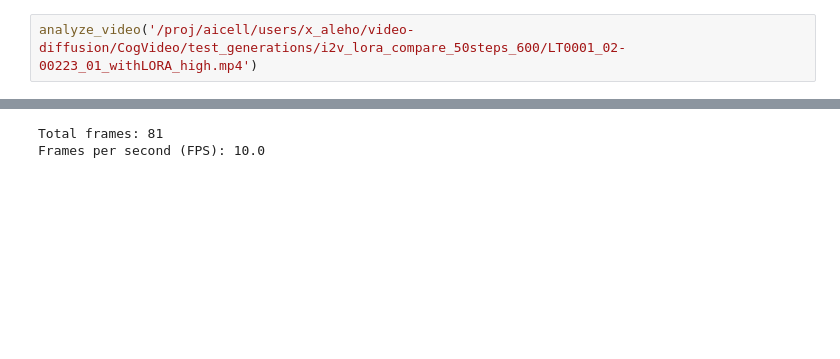
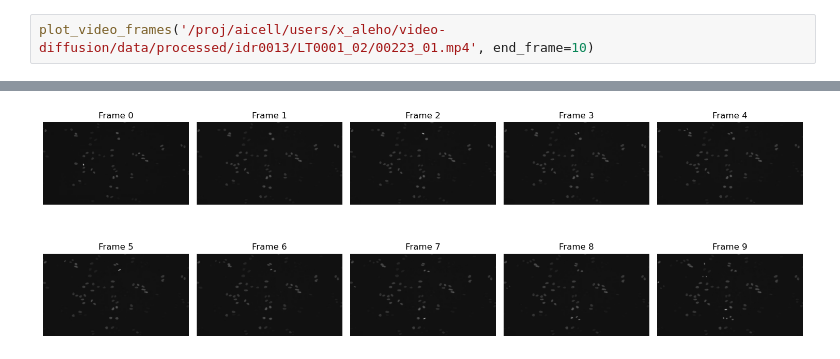
Before and after one commit to aicell-lab/cell-video-diffusion, a Jupyter notebook: evals/frames.ipynb, the cells around one changed output, grey strips where cells are left out. Saved outputs shown, nothing was run; the diff lists cells and outputs as text; blank space fills up the shorter version.

```diff
--- a/evals/frames.ipynb
+++ b/evals/frames.ipynb
@@ -29,3 +81,3 @@ Frames per second (FPS): 10.0
 # %%
-analyze_video('/proj/aicell/users/x_aleho/video-diffusion/CogVideo/test_generations/i2v_lora_compare_50steps_600/LT0001_02-00223_01_withLORA_high.mp4')
+plot_video_frames('/proj/aicell/users/x_aleho/video-diffusion/data/processed/idr0013/LT0001_02/00223_01.mp4', end_frame=10)
 # %% [output]
@@ -33,3 +84,2 @@ analyze_video('/proj/aicell/users/x_aleho/video-diffusion/CogVideo/test_generati
-Total frames: 81
-Frames per second (FPS): 10.0
+[figure, added]
 # %%
```
Also changed, not shown: parts of 5 cells of this notebook, 23 other files.
